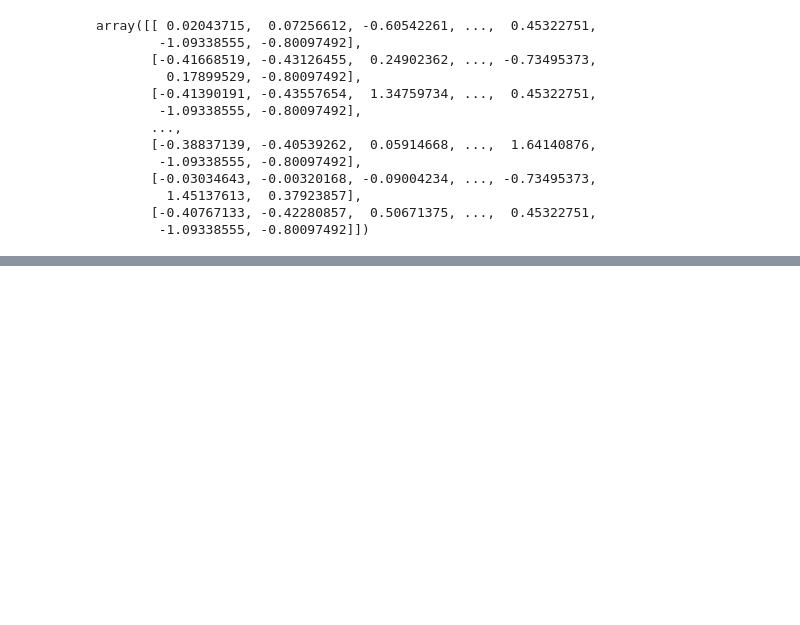
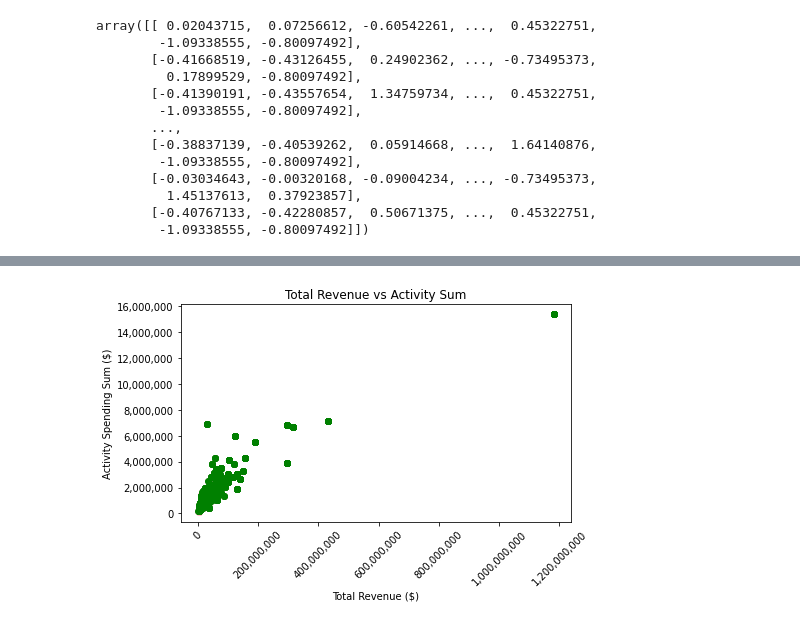
Before and after one commit to Lalita-ponnapalli/HS_Baseball_Scholarships, a Jupyter notebook: randomforestschools.ipynb, the cells around one changed output, grey strips where cells are left out. Drawn from its saved outputs; the diff is of its cells as text; code cells hidden in the pictures; blank space fills up the shorter version.

```diff
--- a/randomforestschools.ipynb
+++ b/randomforestschools.ipynb
@@ -242,0 +249,17 @@ plt.show()
+# %%
+fig = plt.figure(1, (7,4))
+ax = fig.add_subplot(1,1,1)
+
+ax.scatter(X_test['revtotal'], y_test, color = 'pink')
+ax.scatter(X_test['revtotal'], y_pred, color = 'green')
+ax.set_title("Total Revenue vs Activity Sum")
+ax.set_xlabel("Total Revenue ($)")
+ax.set_ylabel("Activity Spending Sum ($)")
+
+current_x = plt.gca().get_xticks()
+plt.gca().set_xticklabels(['{:,.0f}'.format(x) for x in current_x], rotation = 45)
+current_y = plt.gca().get_yticks()
+plt.gca().set_yticklabels(['{:,.0f}'.format(x) for x in current_y])
+plt.show()
+# %% [output]
+[figure, added]
```
Also changed, not shown: parts of 13 cells of this notebook.
